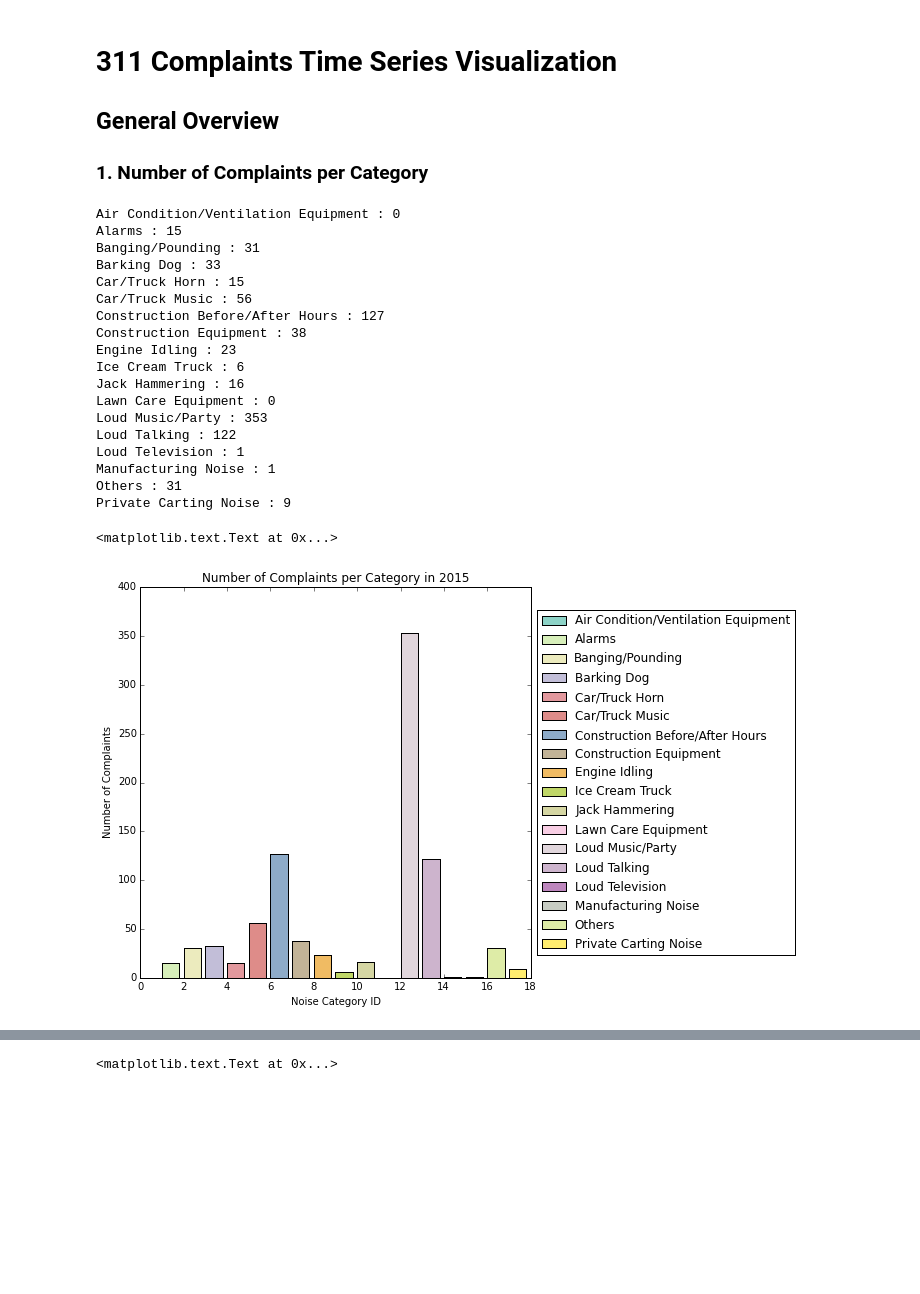
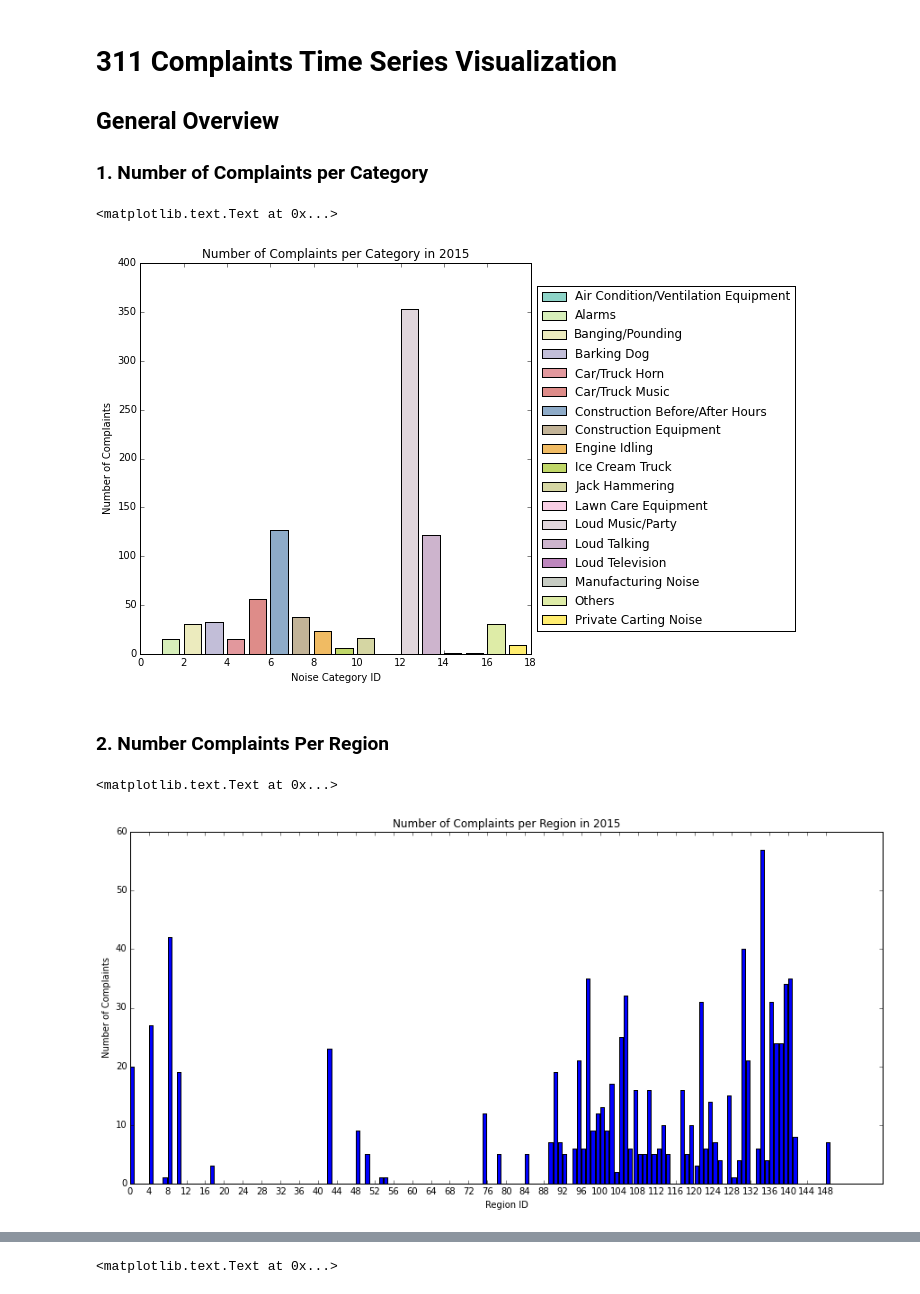
Before and after one commit to paulaceccon/nyc-noise-research, a Jupyter notebook: ResultAnalysis/311 Time series.ipynb, the cells around one changed output, grey strips where cells are left out. Saved outputs shown, nothing was run; the diff lists cells and outputs as text; code cells hidden in the pictures; blank space fills up the shorter version.

```diff
--- a/ResultAnalysis/311 Time series.ipynb
+++ b/ResultAnalysis/311 Time series.ipynb
@@ -143,7 +143,7 @@ def complaintsPerRegion(regions, complaints):
     values = list(itertools.chain.from_iterable(complaints.values()))
     complaints_per_region, complaints_per_region_points = pointInPolygon(regions, values)
 
-    return complaints_per_region_points
+    return complaints_per_region, complaints_per_region_points
 # %%
 if __name__ == '__main__':
     date_ini = str(date(2015, 01, 01))
@@ -184,7 +184,6 @@ complaints = collections.OrderedDict(sorted(complaints.items()))
 plt.figure(figsize=(7, 7), dpi=200)
 item = 0
 for key, value in complaints.iteritems():
-    print key, ':', value
     plt.bar(item, value, label=key, color=colors[item])
     item += 1
 plt.legend(loc='center left', bbox_to_anchor=(1, 0.5))
@@ -192,23 +191,20 @@ plt.xlabel('Noise Category ID')
 plt.ylabel('Number of Complaints')
 plt.title('Number of Complaints per Category in 2015')
 # %% [output]
-Air Condition/Ventilation Equipment : 0
-Alarms : 15
-Banging/Pounding : 31
-Barking Dog : 33
-Car/Truck Horn : 15
-Car/Truck Music : 56
-Construction Before/After Hours : 127
-Construction Equipment : 38
-Engine Idling : 23
-Ice Cream Truck : 6
-Jack Hammering : 16
-Lawn Care Equipment : 0
-Loud Music/Party : 353
-Loud Talking : 122
-Loud Television : 1
-Manufacturing Noise : 1
-Others : 31
-Private Carting Noise : 9
+<matplotlib.text.Text at 0x...>
-<matplotlib.text.Text at 0x...>
 [figure]
+# %% [markdown]
+### 2. Number Complaints Per Region
+# %%
+plt.figure(figsize=(15, 7), dpi=200)
+item = 0
+for key, value in complaints_per_region.iteritems():
+    plt.bar(item, value, label=int(key))
+    item += 1
+plt.xticks(numpy.arange(0, 149, 4))
+plt.xlabel('Region ID')
+plt.ylabel('Number of Complaints')
+plt.title('Number of Complaints per Region in 2015')
+# %% [output]
+<matplotlib.text.Text at 0x...>
+[figure, added]
```
Also changed, not shown: parts of 9 cells of this notebook.
